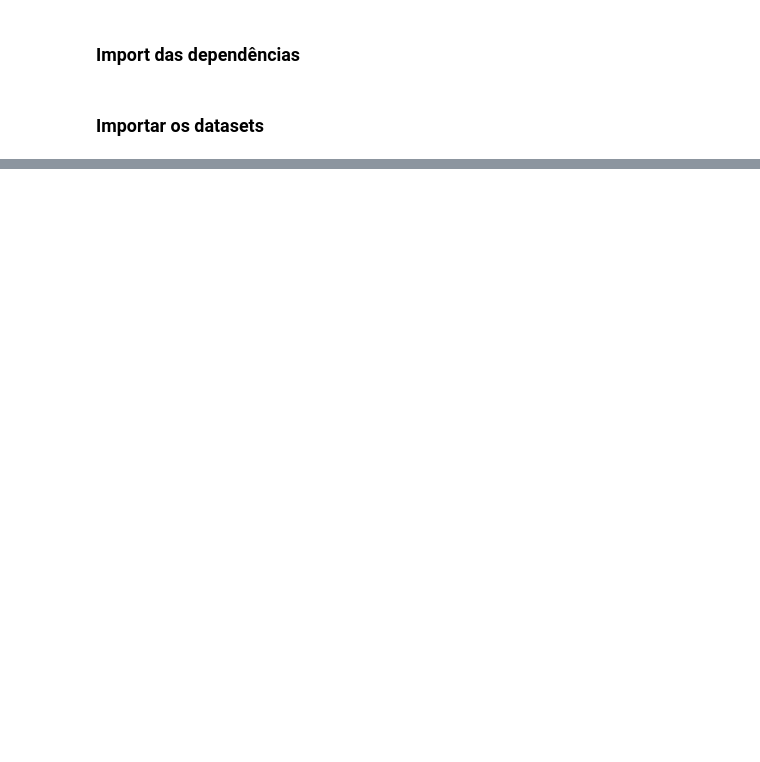
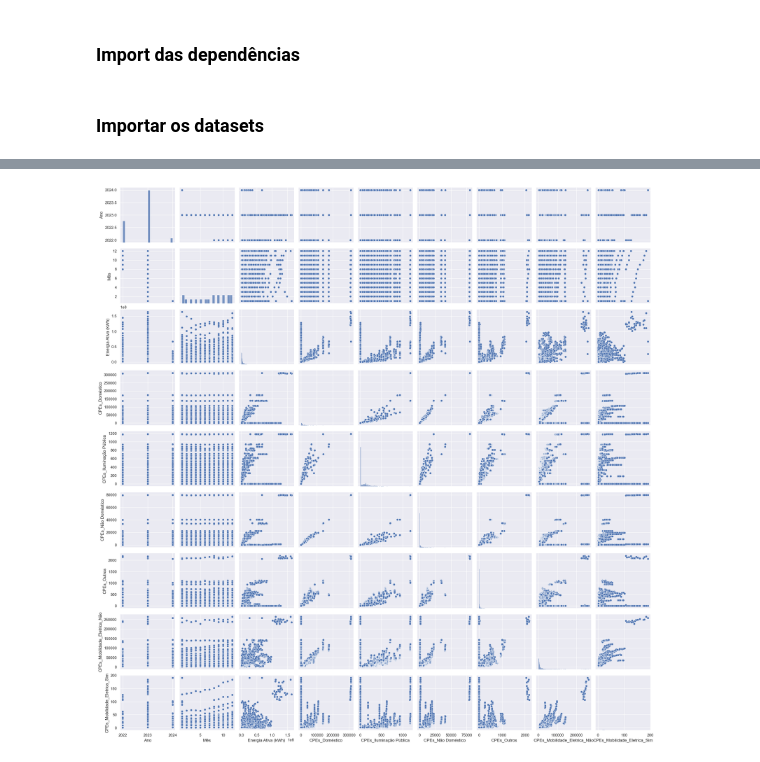
Before and after one commit to kreativermario/Projeto-DECD, a Jupyter notebook: notebooks/preparacao_dados.ipynb, the cells around one changed output, grey strips where cells are left out. Cells and saved outputs as stored; diff of their text form; code cells hidden in the pictures; blank space fills up the shorter version.

```diff
--- a/notebooks/preparacao_dados.ipynb
+++ b/notebooks/preparacao_dados.ipynb
@@ -32,0 +57,6 @@ df_ordens_servico = pd.read_csv(ordens_servico_path, delimiter=';')
+# %%
+# Pairplot
+sns.pairplot(merged_df)
+plt.show()
+# %% [output]
+[figure, added]
```
Also changed, not shown: parts of 7 cells of this notebook.
